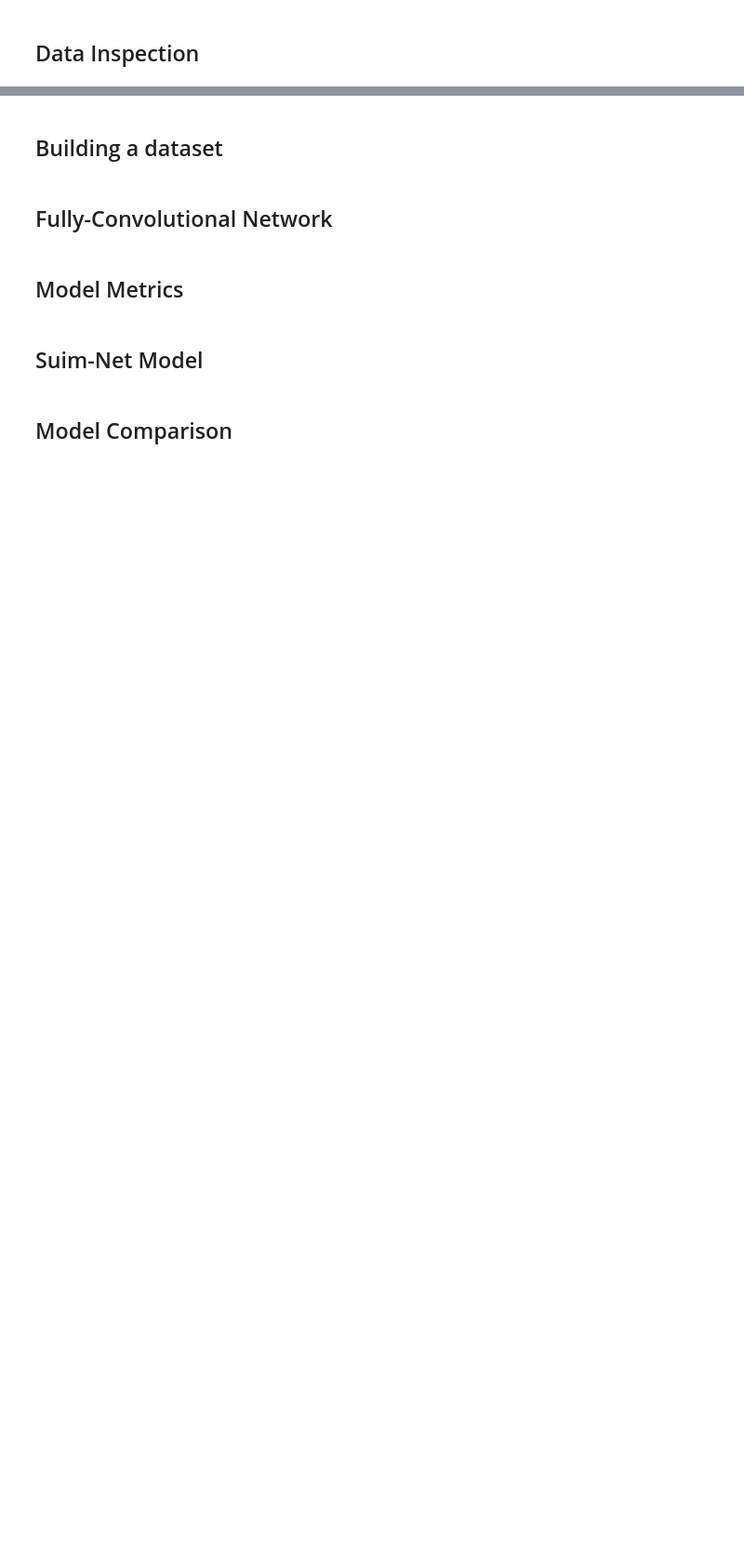
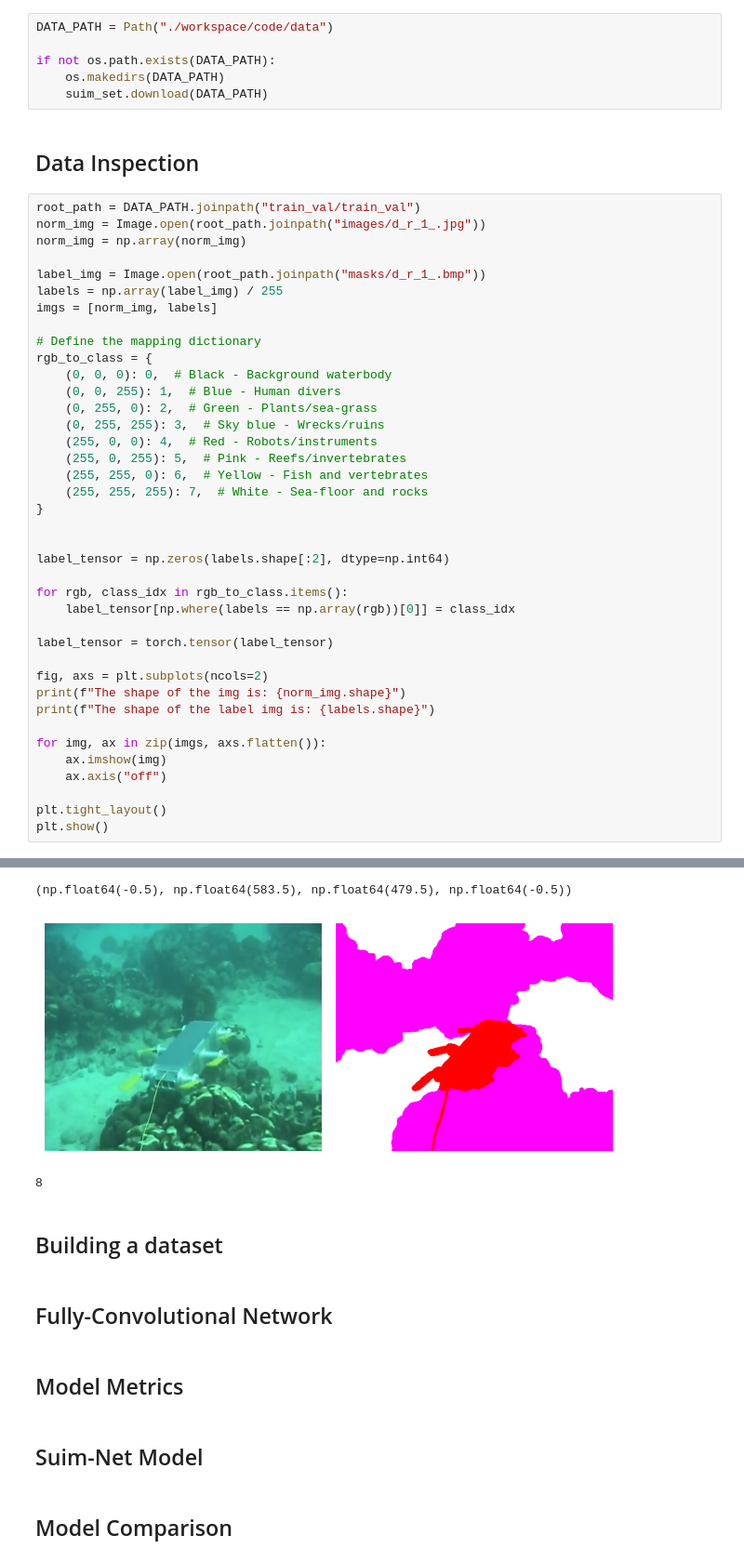
Before and after one commit to hoangviet-nguyen/bveri-abschluss-projekt, a Jupyter notebook: projekt.ipynb, the cells around one changed output, grey strips where cells are left out. Shown at 93% size. Saved outputs shown, nothing was run; the diff lists cells and outputs as text; blank space fills up the shorter version.

Commit message:
added download script and expiremented with dataset

```diff
--- a/projekt.ipynb
+++ b/projekt.ipynb
@@ -5,4 +30,50 @@
 # %% [markdown]
 ## Download dataset: SUIM dataset
+# %%
+DATA_PATH = Path("./workspace/code/data")
+
+if not os.path.exists(DATA_PATH):
+    os.makedirs(DATA_PATH)
+    suim_set.download(DATA_PATH)
 # %% [markdown]
 ## Data Inspection
+# %%
+root_path = DATA_PATH.joinpath("train_val/train_val")
+norm_img = Image.open(root_path.joinpath("images/d_r_1_.jpg"))
+norm_img = np.array(norm_img)
+
+label_img = Image.open(root_path.joinpath("masks/d_r_1_.bmp"))
+labels = np.array(label_img) / 255
+imgs = [norm_img, labels]
+
+# Define the mapping dictionary
+rgb_to_class = {
+    (0, 0, 0): 0,  # Black - Background waterbody
+    (0, 0, 255): 1,  # Blue - Human divers
+    (0, 255, 0): 2,  # Green - Plants/sea-grass
+    (0, 255, 255): 3,  # Sky blue - Wrecks/ruins
+    (255, 0, 0): 4,  # Red - Robots/instruments
+    (255, 0, 255): 5,  # Pink - Reefs/invertebrates
+    (255, 255, 0): 6,  # Yellow - Fish and vertebrates
+    (255, 255, 255): 7,  # White - Sea-floor and rocks
+}
+
+
+label_tensor = np.zeros(labels.shape[:2], dtype=np.int64)
+
+for rgb, class_idx in rgb_to_class.items():
+    label_tensor[np.where(labels == np.array(rgb))[0]] = class_idx
+
+label_tensor = torch.tensor(label_tensor)
+
+fig, axs = plt.subplots(ncols=2)
+print(f"The shape of the img is: {norm_img.shape}")
+print(f"The shape of the label img is: {labels.shape}")
+
+for img, ax in zip(imgs, axs.flatten()):
+    ax.imshow(img)
+    ax.axis("off")
+
+plt.tight_layout()
+plt.show()
+# %% [output]
@@ -9,3 +85,6 @@
+(np.float64(-0.5), np.float64(583.5), np.float64(479.5), np.float64(-0.5))
+[figure, added]
+8
 # %% [markdown]
 ## Building a dataset
 # %% [markdown]
```
Also changed, not shown: parts of 3 cells of this notebook, 3 other files.
